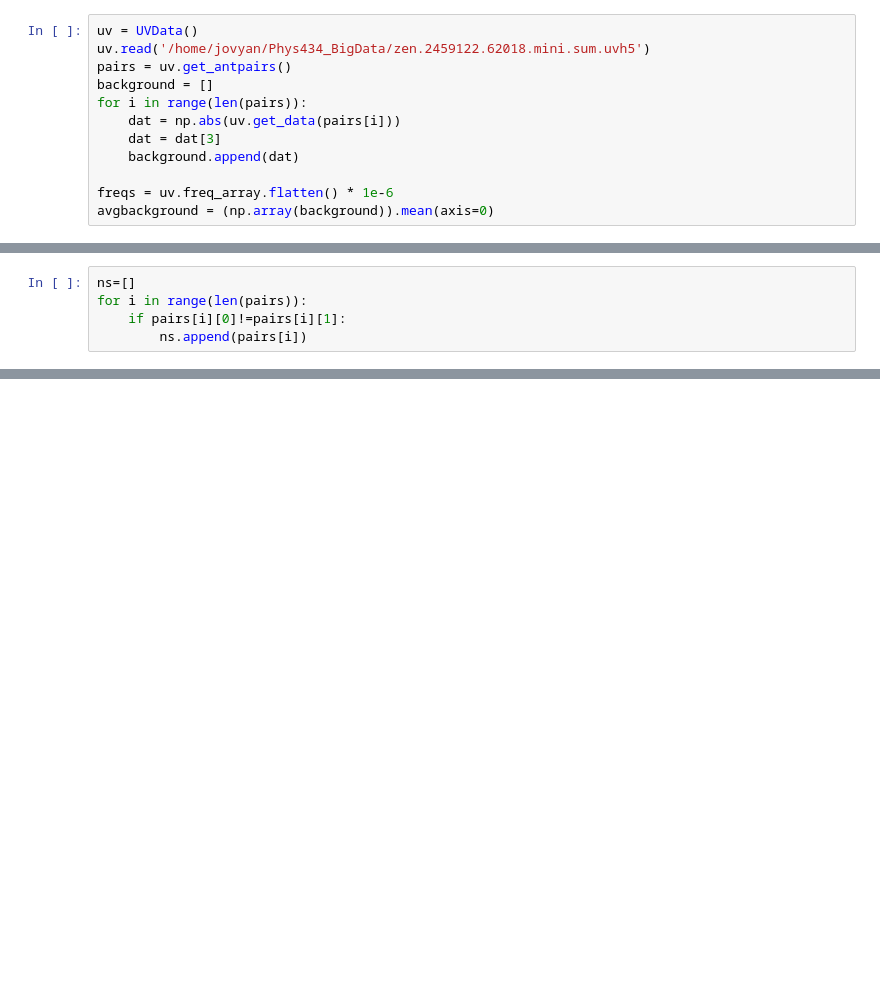
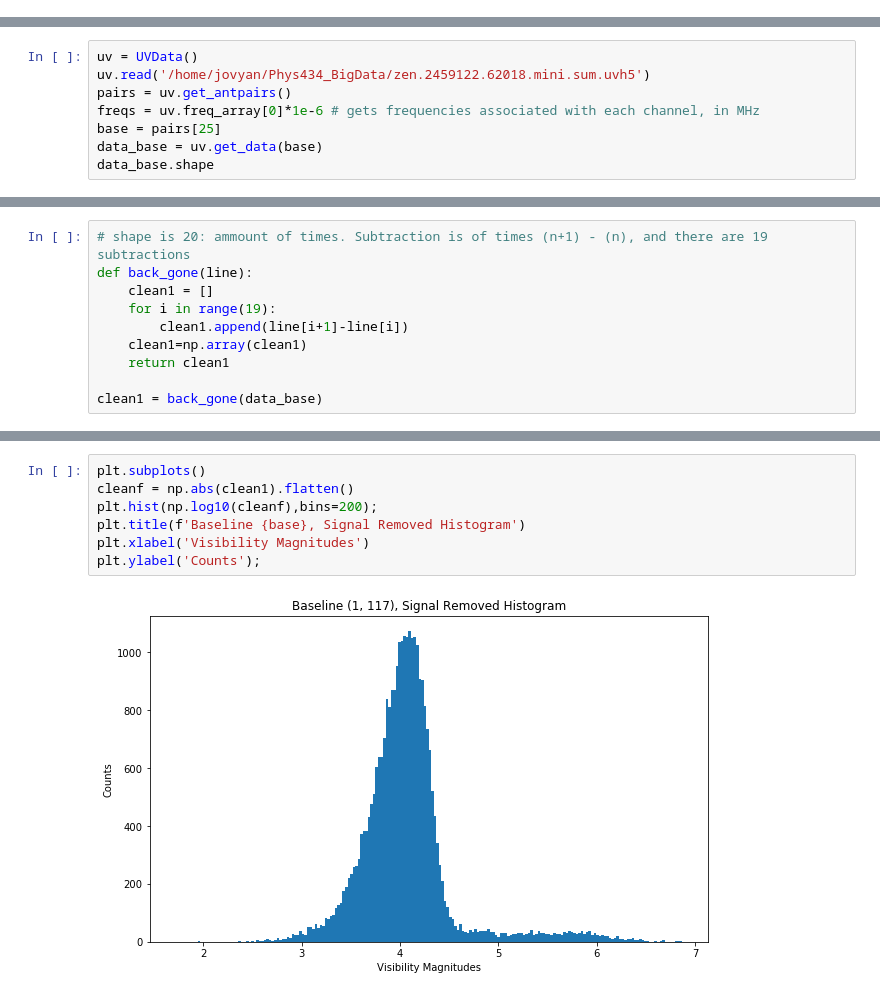
Before and after one commit to maria8ch/Phys434_BigData, a Jupyter notebook: Chernyavskaya_Report7+8.ipynb, the cells around one changed output, grey strips where cells are left out. Drawn from its saved outputs; the diff is of its cells as text; blank space fills up the shorter version.

```diff
--- a/Chernyavskaya_Report7+8.ipynb
+++ b/Chernyavskaya_Report7+8.ipynb
@@ -23,12 +0,0 @@ plt.rcParams["figure.figsize"] = (10,6)
-# %%
-uv = UVData()
-uv.read('/home/jovyan/Phys434_BigData/zen.2459122.62018.mini.sum.uvh5')
-pairs = uv.get_antpairs()
-background = []
-for i in range(len(pairs)):
-    dat = np.abs(uv.get_data(pairs[i]))
-    dat = dat[3]
-    background.append(dat)
-
-freqs = uv.freq_array.flatten() * 1e-6
-avgbackground = (np.array(background)).mean(axis=0)
@@ -198,5 +0,0 @@ If your distribution is not centered at zero it may be useful to subtract the av
-# %%
-ns=[]
-for i in range(len(pairs)):
-    if pairs[i][0]!=pairs[i][1]:
-        ns.append(pairs[i])
@@ -245,0 +27,8 @@ If you had a candidate signal in this space, what is the significance of your de
+# %%
+uv = UVData()
+uv.read('/home/jovyan/Phys434_BigData/zen.2459122.62018.mini.sum.uvh5')
+pairs = uv.get_antpairs()
+freqs = uv.freq_array[0]*1e-6 # gets frequencies associated with each channel, in MHz
+base = pairs[25]
+data_base = uv.get_data(base)
+data_base.shape
@@ -245,0 +51,10 @@ If you had a candidate signal in this space, what is the significance of your de
+# %%
+# shape is 20: ammount of times. Subtraction is of times (n+1) - (n), and there are 19 subtractions
+def back_gone(line):
+    clean1 = []
+    for i in range(19):
+        clean1.append(line[i+1]-line[i])
+    clean1=np.array(clean1)
+    return clean1
+
+clean1 = back_gone(data_base)
@@ -245,0 +102,9 @@ If you had a candidate signal in this space, what is the significance of your de
+# %%
+plt.subplots()
+cleanf = np.abs(clean1).flatten()
+plt.hist(np.log10(cleanf),bins=200);
+plt.title(f'Baseline {base}, Signal Removed Histogram')
+plt.xlabel('Visibility Magnitudes')
+plt.ylabel('Counts');
+# %% [output]
+[figure, added]
```
Also changed, not shown: parts of 64 cells of this notebook, 1 other file.
